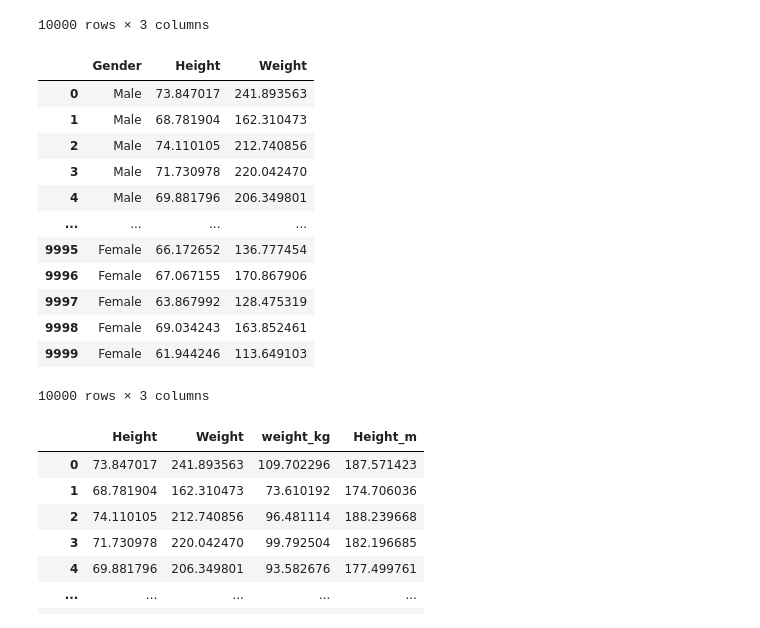
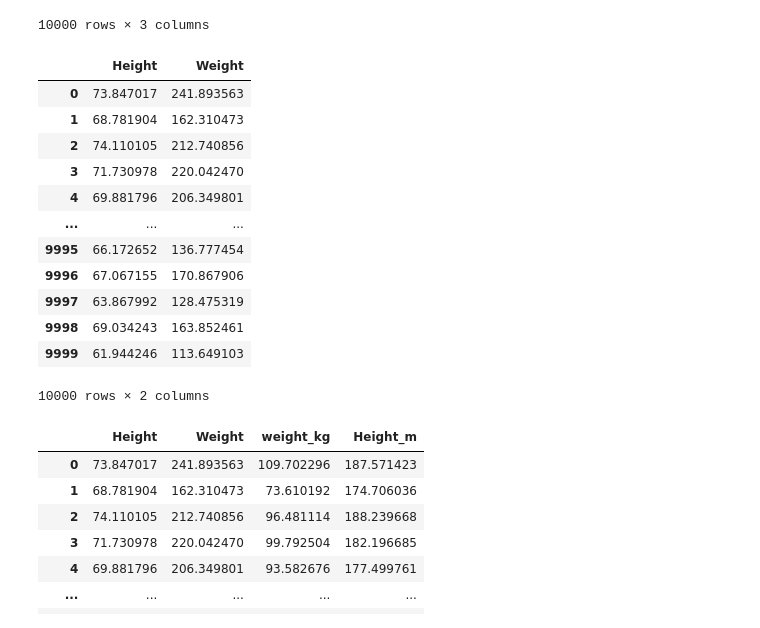
Before and after one commit to yasinmass/Supervised-Learning, a Jupyter notebook: linear_logistic_reg.ipynb, the cells around one changed output. Saved outputs shown, nothing was run; the diff lists cells and outputs as text; code cells hidden in the pictures.

```diff
--- a/linear_logistic_reg.ipynb
+++ b/linear_logistic_reg.ipynb
@@ -24,21 +23,21 @@ weight_copy
 10000 rows × 3 columns
 # %%
 weight = weight[['Height','Weight']]
-weight_copy
+weight
 # %% [output]
-|  | Gender | Height | Weight |
-| 0 | Male | 73.847017 | 241.893563 |
-| 1 | Male | 68.781904 | 162.310473 |
-| 2 | Male | 74.110105 | 212.740856 |
-| 3 | Male | 71.730978 | 220.042470 |
-| 4 | Male | 69.881796 | 206.349801 |
-| ... | ... | ... | ... |
-| 9995 | Female | 66.172652 | 136.777454 |
-| 9996 | Female | 67.067155 | 170.867906 |
-| 9997 | Female | 63.867992 | 128.475319 |
-| 9998 | Female | 69.034243 | 163.852461 |
-| 9999 | Female | 61.944246 | 113.649103 |
+|  | Height | Weight |
+| 0 | 73.847017 | 241.893563 |
+| 1 | 68.781904 | 162.310473 |
+| 2 | 74.110105 | 212.740856 |
+| 3 | 71.730978 | 220.042470 |
+| 4 | 69.881796 | 206.349801 |
+| ... | ... | ... |
+| 9995 | 66.172652 | 136.777454 |
+| 9996 | 67.067155 | 170.867906 |
+| 9997 | 63.867992 | 128.475319 |
+| 9998 | 69.034243 | 163.852461 |
+| 9999 | 61.944246 | 113.649103 |
-10000 rows × 3 columns
+10000 rows × 2 columns
 # %%
 weight['weight_kg']=weight['Weight']/2.205
 weight['Height_m']=weight['Height']*2.54
```
Also changed, not shown: parts of 2 cells of this notebook.
